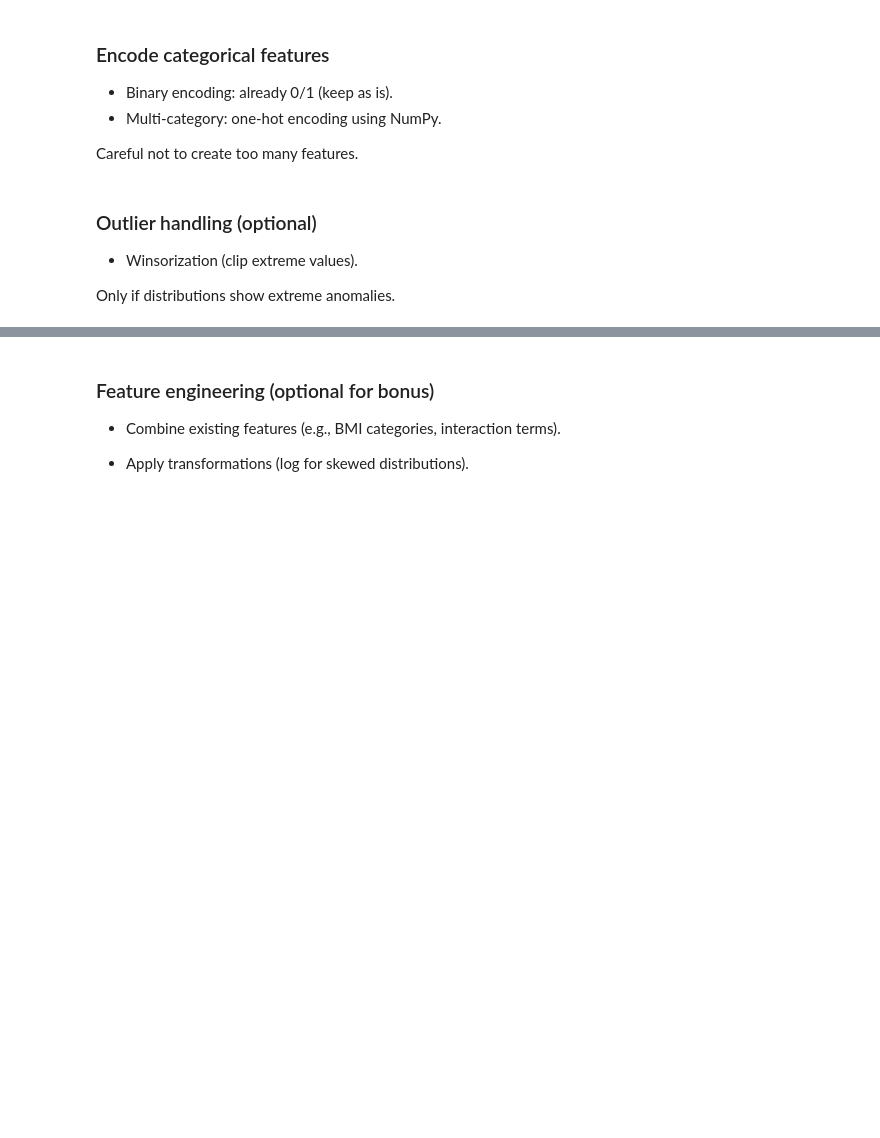
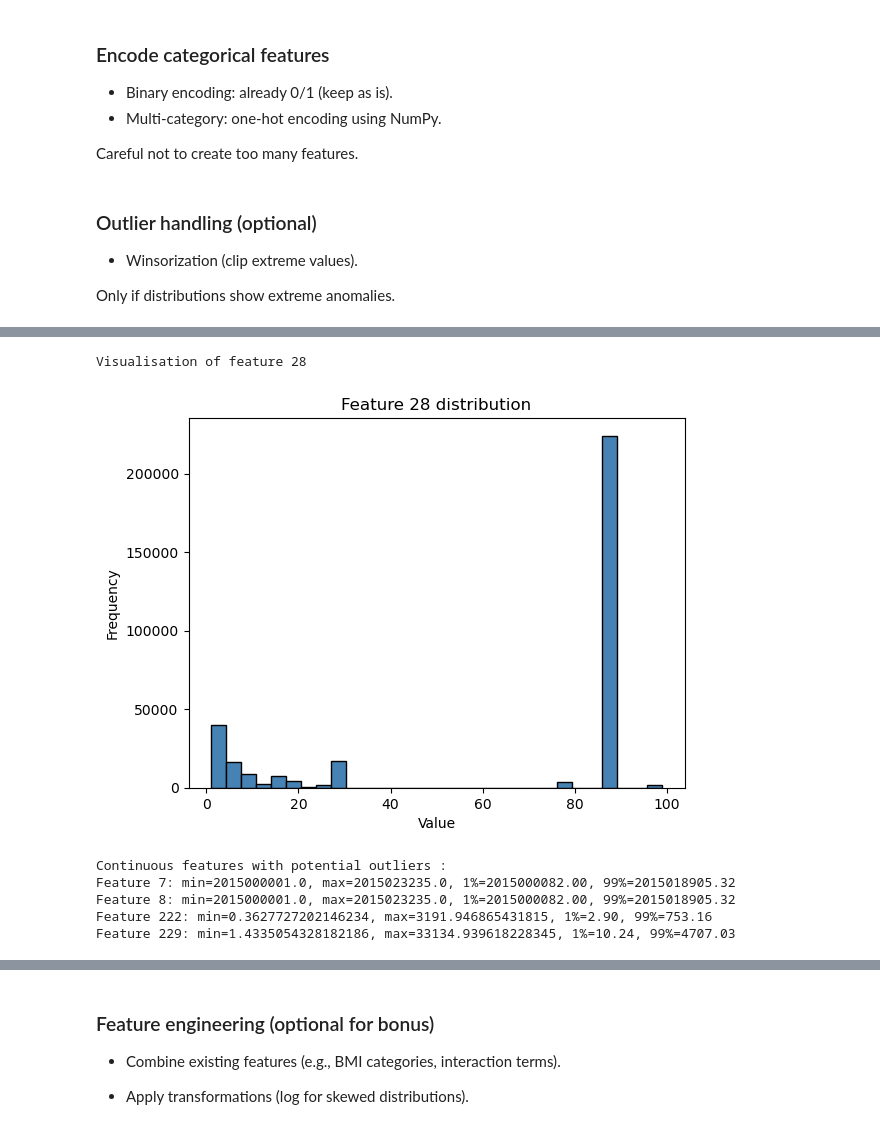
Before and after one commit to ismaberra/ml-higgs-classification, a Jupyter notebook: eda.ipynb, the cells around one changed output, grey strips where cells are left out. Saved outputs shown, nothing was run; the diff lists cells and outputs as text; code cells hidden in the pictures; blank space fills up the shorter version.

Commit message:
EDA outlier

```diff
--- a/eda.ipynb
+++ b/eda.ipynb
@@ -240,3 +238,7 @@ Careful not to create too many features.
 - Winsorization (clip extreme values).
 
 Only if distributions show extreme anomalies.
+# %%
+feature_types = de.detect_feature_types(x_train)
+numeric_features_idx = feature_types[0]
+continuous_features_idx = feature_types[1]
@@ -242,0 +251,14 @@ Only if distributions show extreme anomalies.
+# %%
+numeric_outlier_report = []
+for f in numeric_features_idx:
+    values = x_train[:, f]
+    #METAPARAMETER
+    q01, q99 = np.percentile(values, [1, 99])
+    min_val, max_val = values.min(), values.max()
+    if min_val < q01 or max_val > q99:
+        numeric_outlier_report.append((f, min_val, max_val, q01, q99))
+# %%
+print("Features with potentials outliers :")
+for f, min_val, max_val, q01, q99 in numeric_outlier_report:
+    print(f"Feature {f}: min={min_val}, max={max_val}, "
+          f"1%={q01:.2f}, 99%={q99:.2f}")
@@ -242,0 +283,8 @@ Only if distributions show extreme anomalies.
+# %%
+if numeric_outlier_report:
+    feature_id = outlier_report[1][0]
+    print(f"\nVisualisation of feature {feature_id}")
+    de.plot_feature_distribution(x_train, feature_id)
+# %% [output]
+Visualisation of feature 28
+[figure, added]
@@ -242,0 +301,11 @@ Only if distributions show extreme anomalies.
+# %%
+print("Continuous features with potential outliers :")
+for f, min_val, max_val, q01, q99 in continuous_outlier_report:
+    print(f"Feature {f}: min={min_val}, max={max_val}, "
+          f"1%={q01:.2f}, 99%={q99:.2f}")
+# %% [output]
+Continuous features with potential outliers :
+Feature 7: min=2015000001.0, max=2015023235.0, 1%=2015000082.00, 99%=2015018905.32
+Feature 8: min=2015000001.0, max=2015023235.0, 1%=2015000082.00, 99%=2015018905.32
+Feature 222: min=0.3627727202146234, max=3191.946865431815, 1%=2.90, 99%=753.16
+Feature 229: min=1.4335054328182186, max=33134.939618228345, 1%=10.24, 99%=4707.03
```
Also changed, not shown: parts of 7 cells of this notebook.
